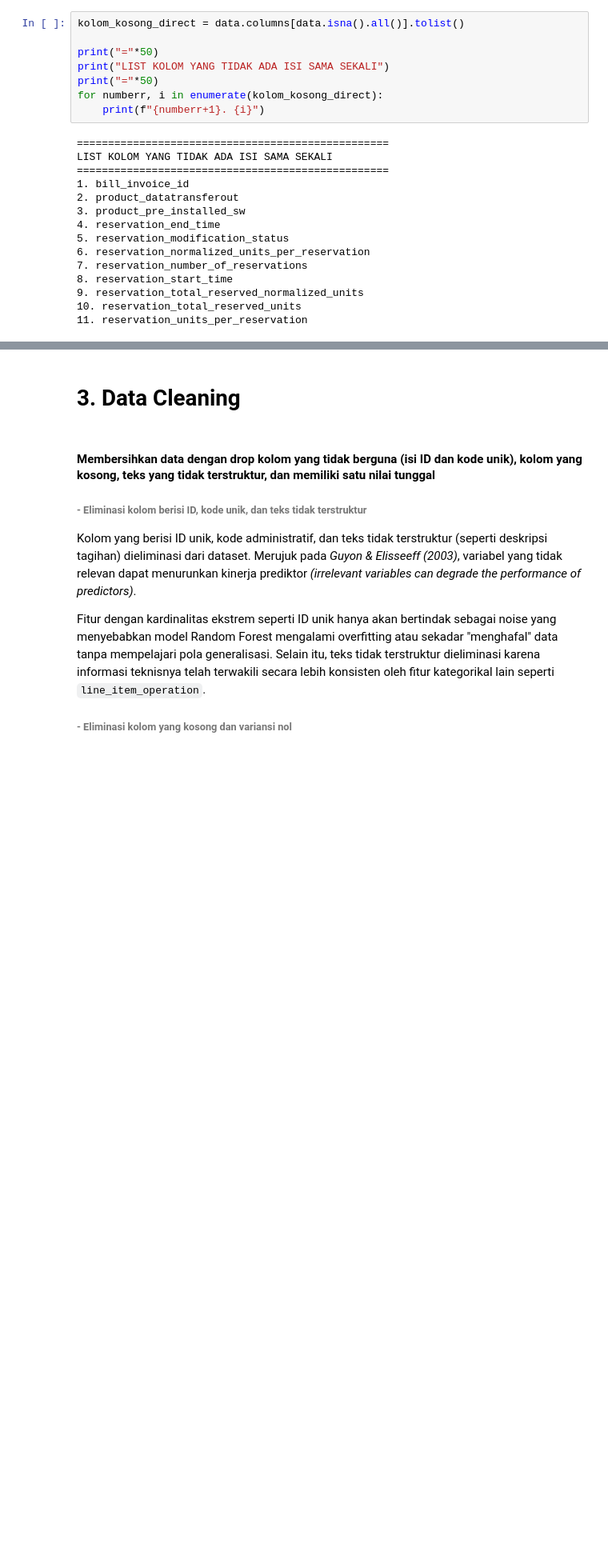
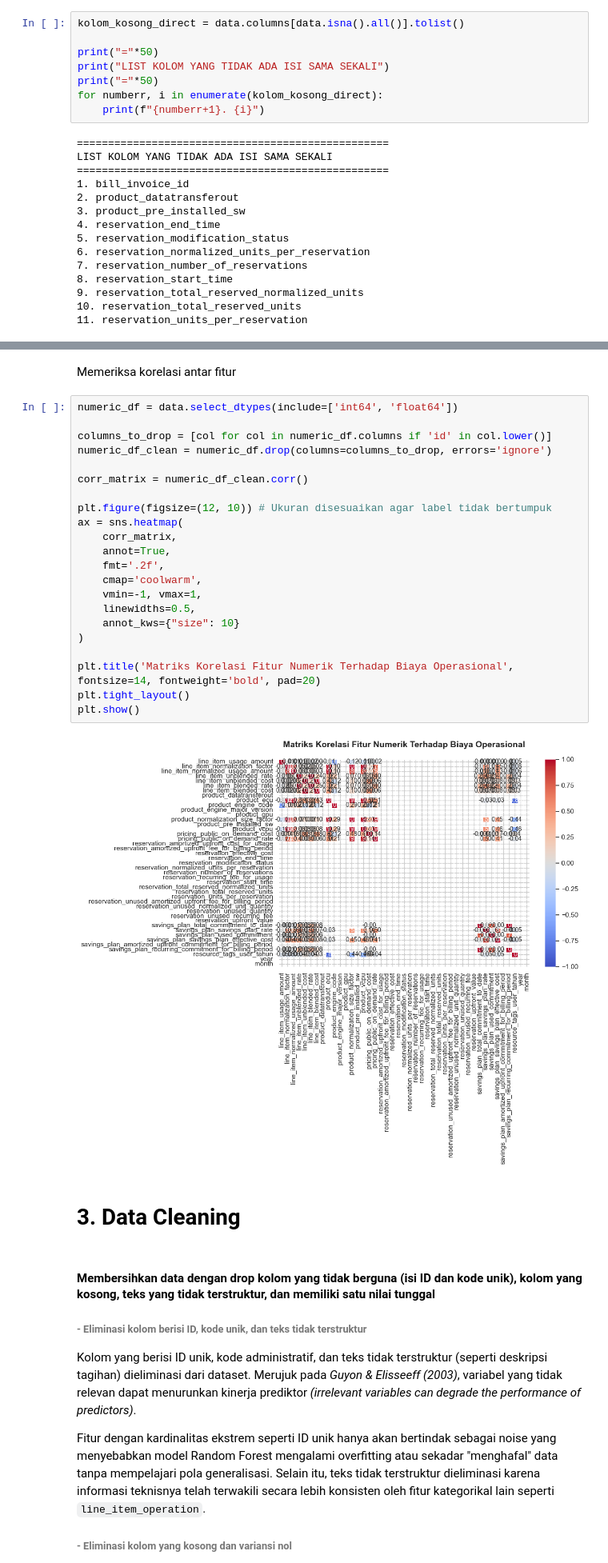
Before and after one commit to diyangraditya/thesis, a Jupyter notebook: Notebooks/main.ipynb, the cells around one changed output, grey strips where cells are left out. Shown at 80% size. Drawn from its saved outputs; the diff is of its cells as text; blank space fills up the shorter version.

```diff
--- a/Notebooks/main.ipynb
+++ b/Notebooks/main.ipynb
@@ -113,3 +171,29 @@ LIST KOLOM YANG TIDAK ADA ISI SAMA SEKALI
+# %% [markdown]
+Memeriksa korelasi antar fitur
+# %%
+numeric_df = data.select_dtypes(include=['int64', 'float64'])
+
+columns_to_drop = [col for col in numeric_df.columns if 'id' in col.lower()]
+numeric_df_clean = numeric_df.drop(columns=columns_to_drop, errors='ignore')
+
+corr_matrix = numeric_df_clean.corr()
+
+plt.figure(figsize=(12, 10)) # Ukuran disesuaikan agar label tidak bertumpuk
+ax = sns.heatmap(
+    corr_matrix,
+    annot=True,
+    fmt='.2f',
+    cmap='coolwarm',
+    vmin=-1, vmax=1,
+    linewidths=0.5,
+    annot_kws={"size": 10}
+)
+
+plt.title('Matriks Korelasi Fitur Numerik Terhadap Biaya Operasional', fontsize=14, fontweight='bold', pad=20)
+plt.tight_layout()
+plt.show()
+# %% [output]
+[figure, added]
 # %% [markdown]
 # 3. Data Cleaning
 # %% [markdown]
```
Also changed, not shown: parts of 11 cells of this notebook.
